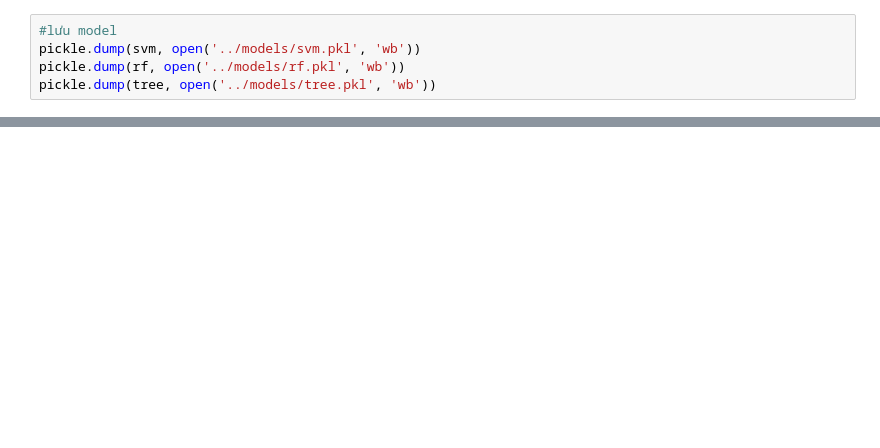
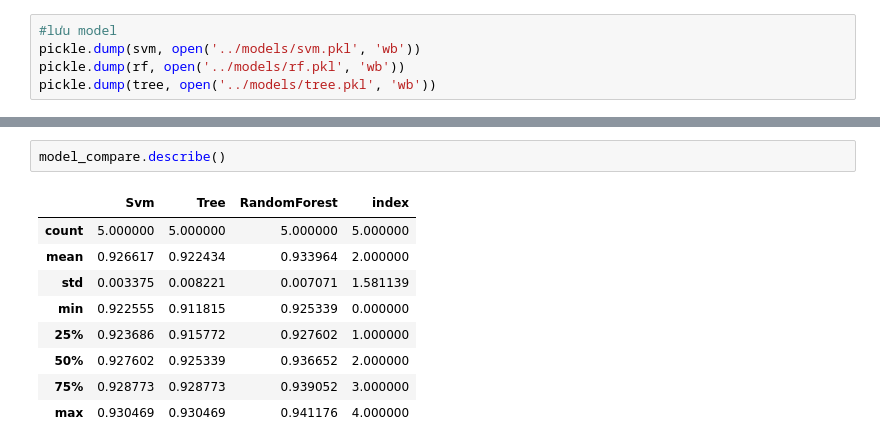
Before and after one commit to CallMeIAmTDF/BTL_Hoc_May, a Jupyter notebook: jupyter/training.ipynb, the cells around one changed output, grey strips where cells are left out. Drawn from its saved outputs; the diff is of its cells as text; blank space fills up the shorter version.

```diff
--- a/jupyter/training.ipynb
+++ b/jupyter/training.ipynb
@@ -188,0 +217,12 @@ pickle.dump(tree, open('../models/tree.pkl', 'wb'))
+# %%
+model_compare.describe()
+# %% [output]
+|  | Svm | Tree | RandomForest | index |
+| count | 5.000000 | 5.000000 | 5.000000 | 5.000000 |
+| mean | 0.926617 | 0.922434 | 0.933964 | 2.000000 |
+| std | 0.003375 | 0.008221 | 0.007071 | 1.581139 |
+| min | 0.922555 | 0.911815 | 0.925339 | 0.000000 |
+| 25% | 0.923686 | 0.915772 | 0.927602 | 1.000000 |
+| 50% | 0.927602 | 0.925339 | 0.936652 | 2.000000 |
+| 75% | 0.928773 | 0.928773 | 0.939052 | 3.000000 |
+| max | 0.930469 | 0.930469 | 0.941176 | 4.000000 |
```
Also changed, not shown: parts of 18 cells of this notebook, 4 other files.
